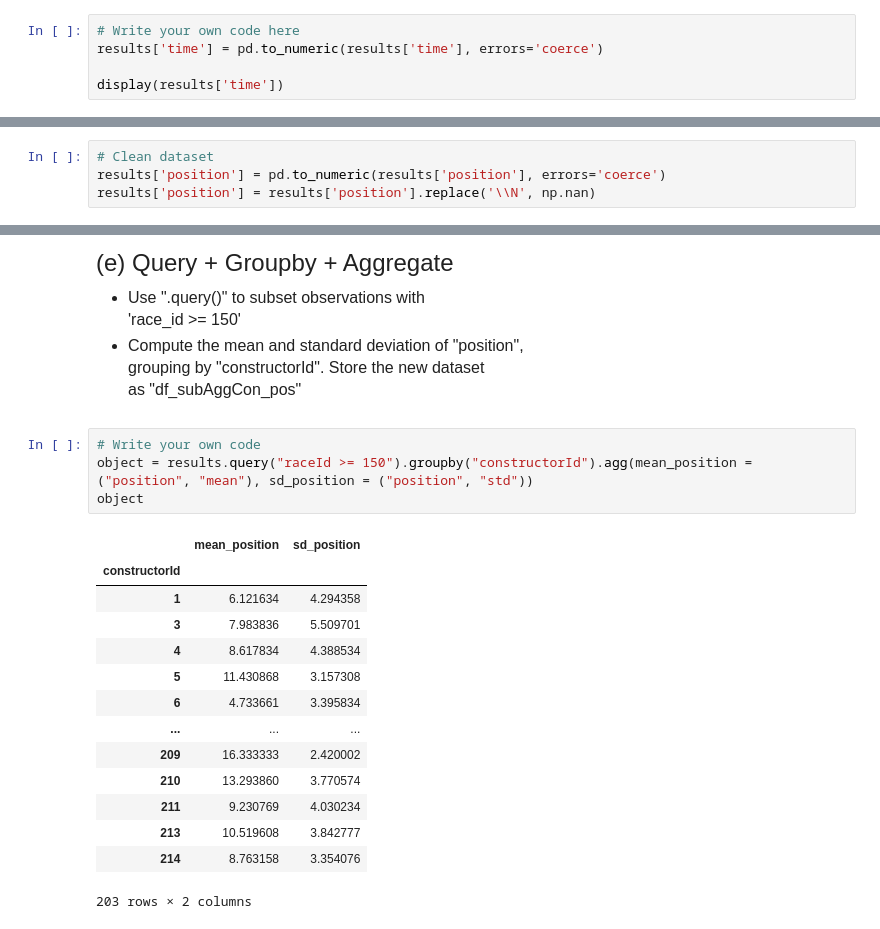
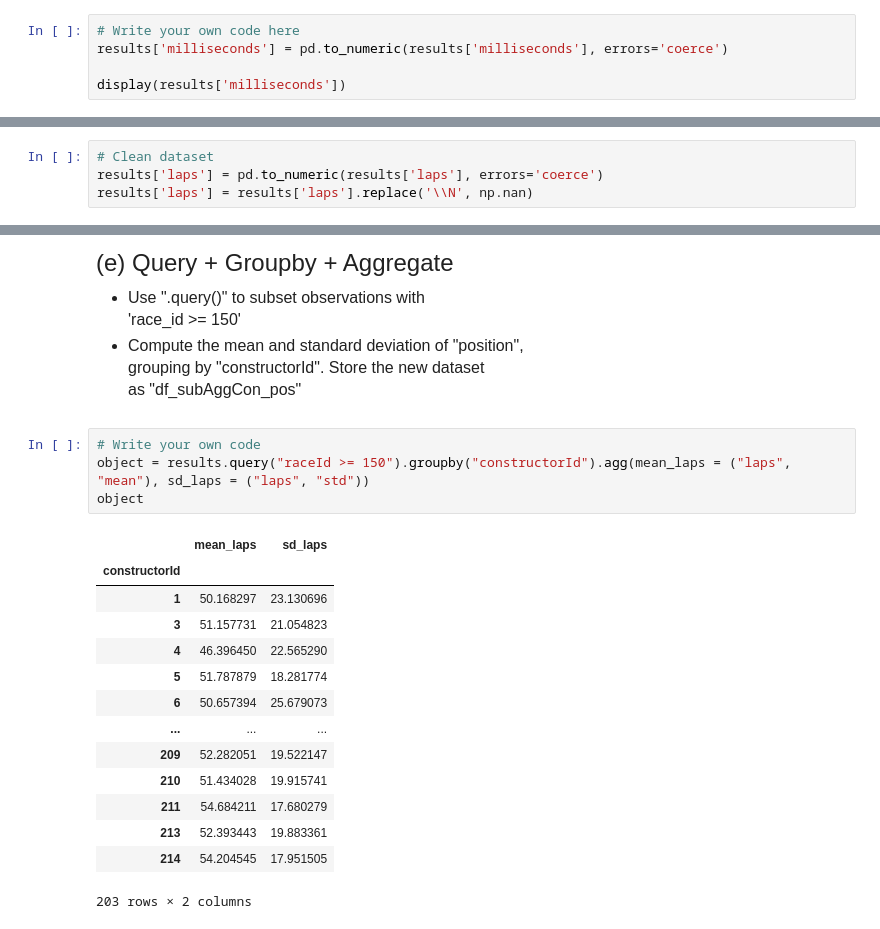
Before and after one commit to chewyisgod/qtm151spring2024, a Jupyter notebook: Assignments/assignment7/assignment7.ipynb, the cells around one changed output, grey strips where cells are left out. Saved outputs shown, nothing was run; the diff lists cells and outputs as text.

```diff
--- a/Assignments/assignment7/assignment7.ipynb
+++ b/Assignments/assignment7/assignment7.ipynb
@@ -145,7 +145,7 @@ to missing values (NaNs) and covert to numeric
     - "Display"
 # %%
 # Write your own code here
-results['time'] = pd.to_numeric(results['time'], errors='coerce')
+results['milliseconds'] = pd.to_numeric(results['milliseconds'], errors='coerce')
 
-display(results['time'])
+display(results['milliseconds'])
 # %% [output]
@@ -175,7 +175,7 @@ as "df_aggCon_pos"
 order of mean laps using ".sort_values()"
 # %%
 # Clean dataset
-results['position'] = pd.to_numeric(results['position'], errors='coerce')
-results['position'] = results['position'].replace('\\N', np.nan)
+results['laps'] = pd.to_numeric(results['laps'], errors='coerce')
+results['laps'] = results['laps'].replace('\\N', np.nan)
 # %%
 # Write your own code
@@ -212,20 +212,20 @@ grouping by "constructorId". Store the new dataset <br>
 as "df_subAggCon_pos"
 # %%
 # Write your own code
-object = results.query("raceId >= 150").groupby("constructorId").agg(mean_position = ("position", "mean"), sd_position = ("position", "std"))
+object = results.query("raceId >= 150").groupby("constructorId").agg(mean_laps = ("laps", "mean"), sd_laps = ("laps", "std"))
 object
 # %% [output]
-|  | mean_position | sd_position |
+|  | mean_laps | sd_laps |
 | constructorId |  |  |
-| 1 | 6.121634 | 4.294358 |
-| 3 | 7.983836 | 5.509701 |
-| 4 | 8.617834 | 4.388534 |
-| 5 | 11.430868 | 3.157308 |
-| 6 | 4.733661 | 3.395834 |
+| 1 | 50.168297 | 23.130696 |
+| 3 | 51.157731 | 21.054823 |
+| 4 | 46.396450 | 22.565290 |
+| 5 | 51.787879 | 18.281774 |
+| 6 | 50.657394 | 25.679073 |
 | ... | ... | ... |
-| 209 | 16.333333 | 2.420002 |
-| 210 | 13.293860 | 3.770574 |
-| 211 | 9.230769 | 4.030234 |
-| 213 | 10.519608 | 3.842777 |
-| 214 | 8.763158 | 3.354076 |
+| 209 | 52.282051 | 19.522147 |
+| 210 | 51.434028 | 19.915741 |
+| 211 | 54.684211 | 17.680279 |
+| 213 | 52.393443 | 19.883361 |
+| 214 | 54.204545 | 17.951505 |
 203 rows × 2 columns
```
Also changed, not shown: parts of 2 cells of this notebook, 3 other files.
